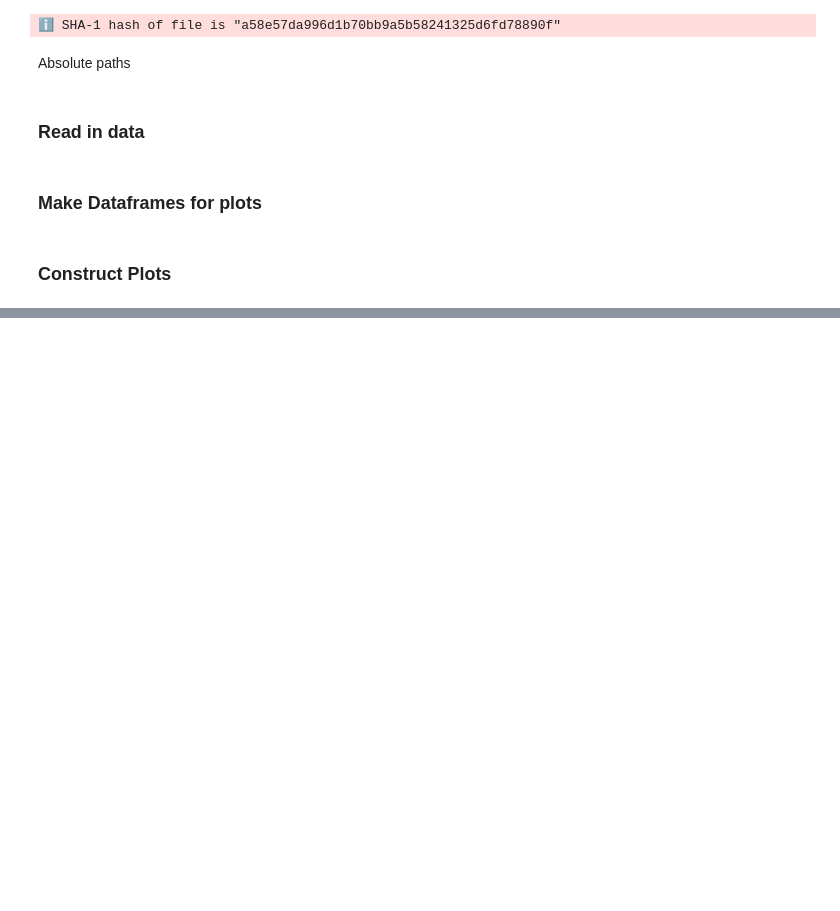
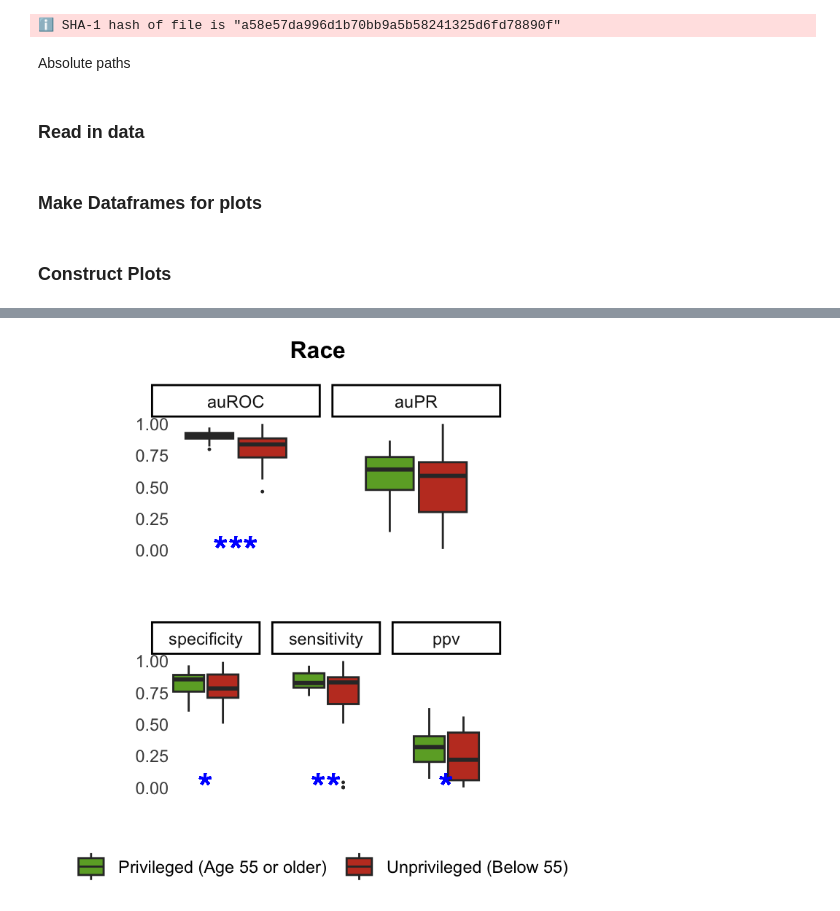
Before and after one commit to jjcurtin/study_fairema, a Jupyter notebook: notebooks/aggregated_plot.embed.ipynb, the cells around one changed output, grey strips where cells are left out. Drawn from its saved outputs; the diff is of its cells as text; code cells hidden in the pictures; blank space fills up the shorter version.

```diff
--- a/notebooks/aggregated_plot.embed.ipynb
+++ b/notebooks/aggregated_plot.embed.ipynb
@@ -240 +219,10 @@ output_plot(df_race) |>
+# %%
+#| label: bar_plot_race
+#| fig-height: 4
+#| fig-width: 4
+
+output_plot(df_age) |>
+  annotate_figure(top = text_grob("Race", face = "bold"))
+# %% [output]
+[figure, added]
 # %%
```
Also changed, not shown: parts of 4 cells of this notebook, 18 other files.
